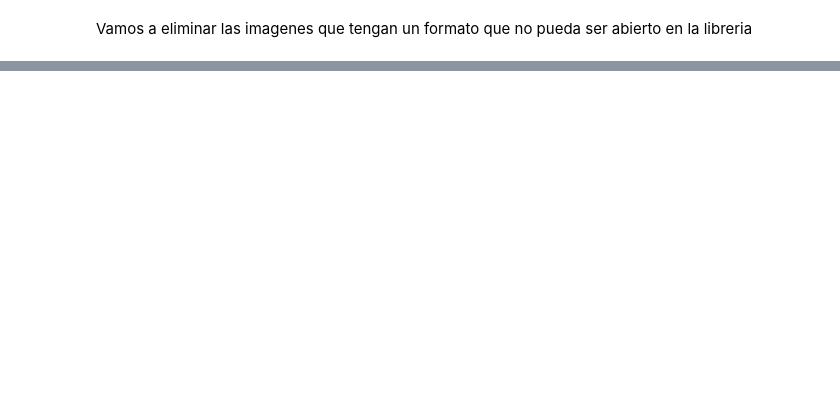
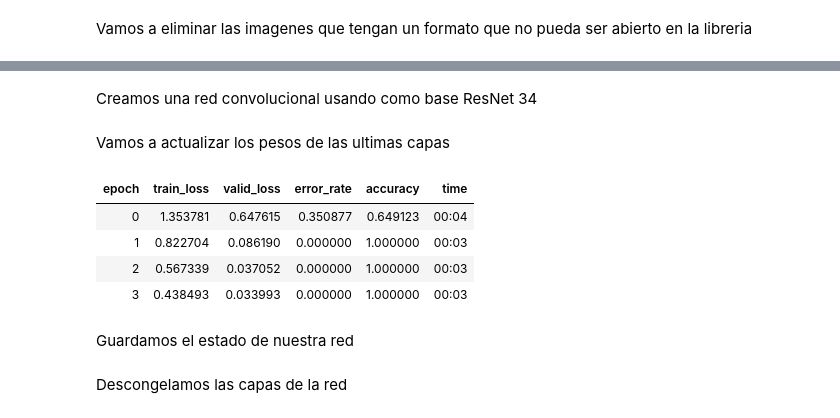
Before and after one commit to ismarano/IAEntregable2, a Jupyter notebook: entregable3.ipynb, the cells around one changed output, grey strips where cells are left out. Drawn from its saved outputs; the diff is of its cells as text; code cells hidden in the pictures; blank space fills up the shorter version.

```diff
--- a/entregable3.ipynb
+++ b/entregable3.ipynb
@@ -102,0 +97,3 @@ cannot identify image file <_io.BufferedReader name='data/vehiculos/camion/00000
+# %%
+np.random.seed(42)
+data = ImageDataBunch.from_folder(path,train=".",valid_pct=0.2,ds_tfms=get_transforms(),size=224,num_workers=4).normalize(imagenet_stats)
@@ -102,0 +106,16 @@ cannot identify image file <_io.BufferedReader name='data/vehiculos/camion/00000
+# %% [markdown]
+Creamos una red convolucional usando como base ResNet 34
+# %%
+learn = create_cnn(data,models.resnet34,metrics=[error_rate,accuracy])
+# %% [markdown]
+Vamos a actualizar los pesos de las ultimas capas
+# %%
+learn.fit_one_cycle(4)
+# %% [output]
+| epoch | train_loss | valid_loss | error_rate | accuracy | time |
+| 0 | 1.353781 | 0.647615 | 0.350877 | 0.649123 | 00:04 |
+| 1 | 0.822704 | 0.086190 | 0.000000 | 1.000000 | 00:03 |
+| 2 | 0.567339 | 0.037052 | 0.000000 | 1.000000 | 00:03 |
+| 3 | 0.438493 | 0.033993 | 0.000000 | 1.000000 | 00:03 |
+# %% [markdown]
+Guardamos el estado de nuestra red
@@ -102,0 +124,2 @@ cannot identify image file <_io.BufferedReader name='data/vehiculos/camion/00000
+# %% [markdown]
+Descongelamos las capas de la red
```
Also changed, not shown: parts of 20 cells of this notebook.
